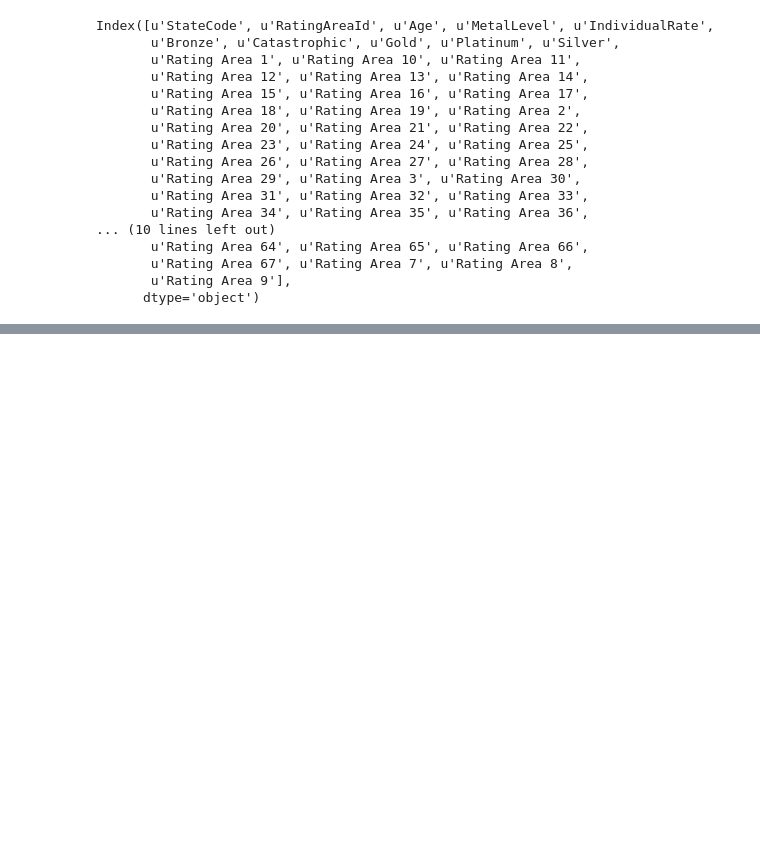
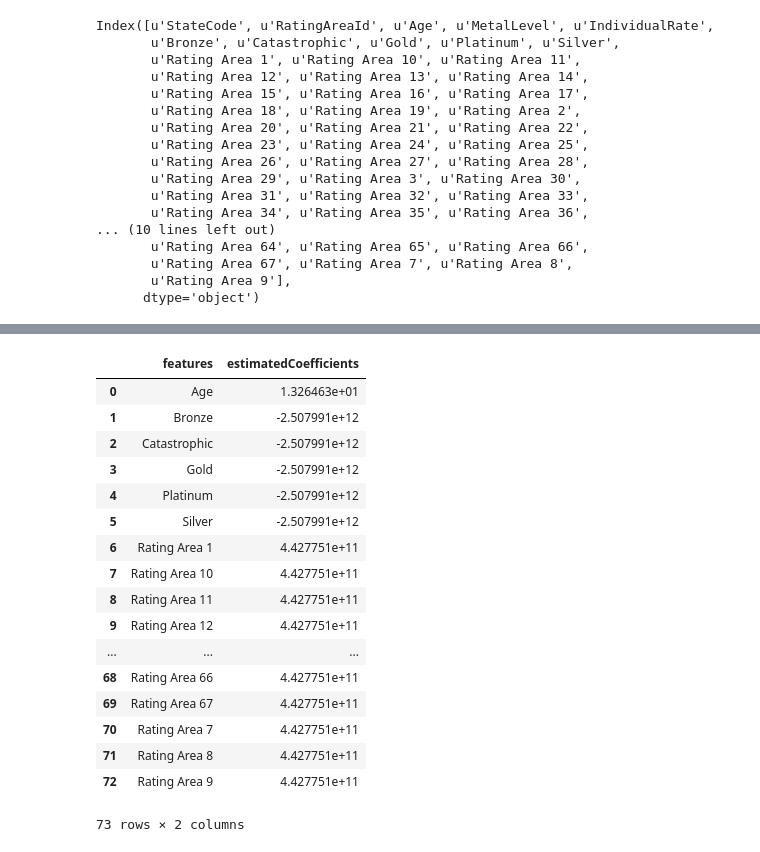
Before and after one commit to linmapitt/Springboard, a Jupyter notebook: CapStone_Project_1/Cap1_ML_FL.ipynb, the cells around one changed output, grey strips where cells are left out. Saved outputs shown, nothing was run; the diff lists cells and outputs as text; code cells hidden in the pictures; blank space fills up the shorter version.

```diff
--- a/CapStone_Project_1/Cap1_ML_FL.ipynb
+++ b/CapStone_Project_1/Cap1_ML_FL.ipynb
@@ -248,0 +251,22 @@ Root Mean Squared Error: 94.0086830115
+# %%
+# The coefficients
+pd.DataFrame({'features': X.columns, 'estimatedCoefficients': reg_all.coef_})[['features', 'estimatedCoefficients']]
+# %% [output]
+|  | features | estimatedCoefficients |
+| 0 | Age | 1.326463e+01 |
+| 1 | Bronze | -2.507991e+12 |
+| 2 | Catastrophic | -2.507991e+12 |
+| 3 | Gold | -2.507991e+12 |
+| 4 | Platinum | -2.507991e+12 |
+| 5 | Silver | -2.507991e+12 |
+| 6 | Rating Area 1 | 4.427751e+11 |
+| 7 | Rating Area 10 | 4.427751e+11 |
+| 8 | Rating Area 11 | 4.427751e+11 |
+| 9 | Rating Area 12 | 4.427751e+11 |
+| ... | ... | ... |
+| 68 | Rating Area 66 | 4.427751e+11 |
+| 69 | Rating Area 67 | 4.427751e+11 |
+| 70 | Rating Area 7 | 4.427751e+11 |
+| 71 | Rating Area 8 | 4.427751e+11 |
+| 72 | Rating Area 9 | 4.427751e+11 |
+73 rows × 2 columns
```
Also changed, not shown: parts of 8 cells of this notebook.
